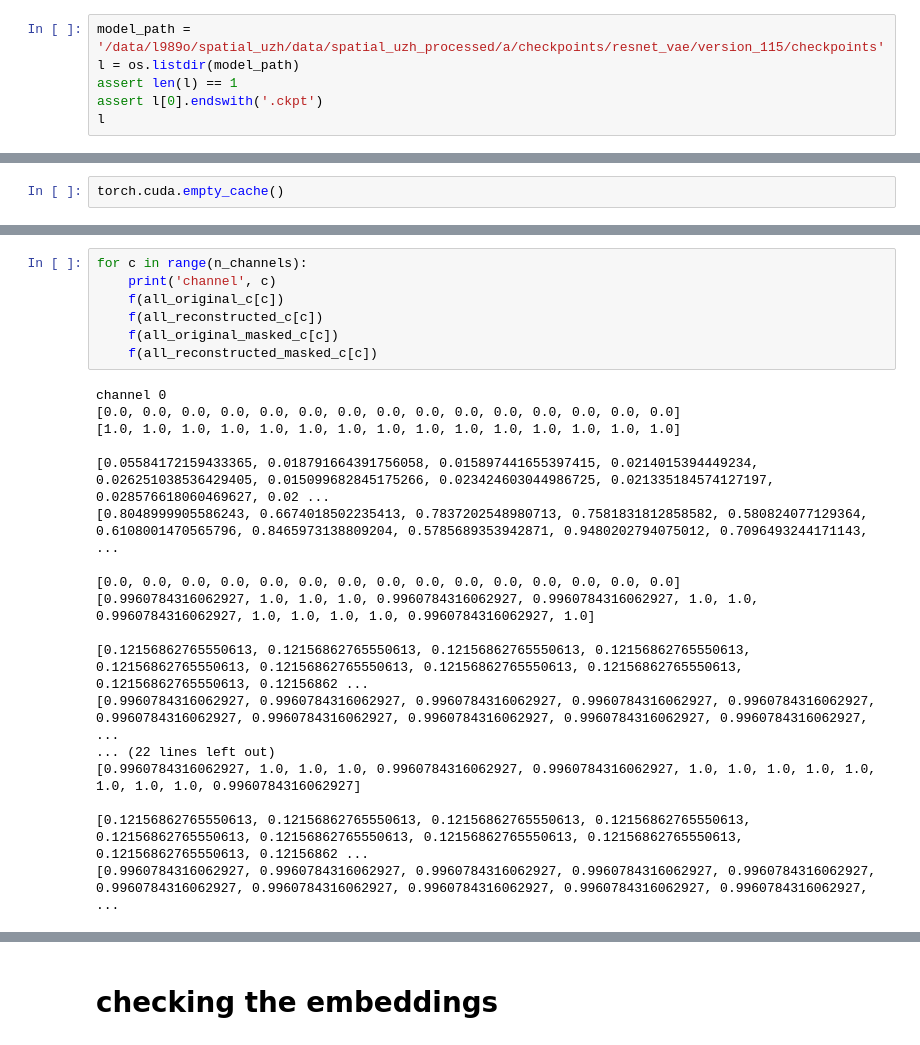
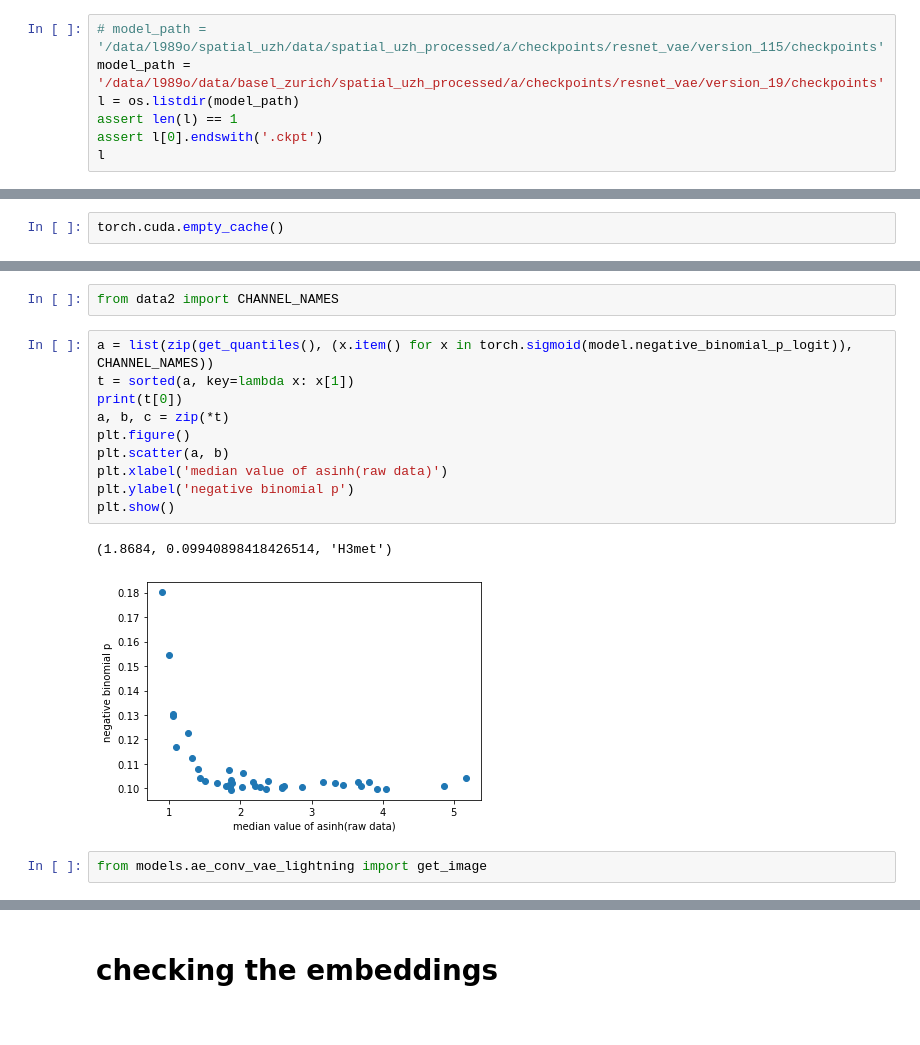
Before and after one commit to PMBio/spava, a Jupyter notebook: 022_first_lightning_cvae_debugging.ipynb, the cells around one changed output, grey strips where cells are left out. Saved outputs shown, nothing was run; the diff lists cells and outputs as text.

```diff
--- a/022_first_lightning_cvae_debugging.ipynb
+++ b/022_first_lightning_cvae_debugging.ipynb
@@ -76,7 +82,8 @@ assert len(all_identical) == 1
 # %% [markdown]
 # checking the reconstruction
 # %%
-model_path = '/data/l989o/spatial_uzh/data/spatial_uzh_processed/a/checkpoints/resnet_vae/version_115/checkpoints'
+# model_path = '/data/l989o/spatial_uzh/data/spatial_uzh_processed/a/checkpoints/resnet_vae/version_115/checkpoints'
+model_path = '/data/l989o/data/basel_zurich/spatial_uzh_processed/a/checkpoints/resnet_vae/version_19/checkpoints'
 l = os.listdir(model_path)
 assert len(l) == 1
 assert l[0].endswith('.ckpt')
@@ -287,25 +158,17 @@ f(all_reconstructed_masked)
-# %%
-for c in range(n_channels):
-    print('channel', c)
-    f(all_original_c[c])
-    f(all_reconstructed_c[c])
-    f(all_original_masked_c[c])
-    f(all_reconstructed_masked_c[c])
-# %% [output]
-channel 0
-[0.0, 0.0, 0.0, 0.0, 0.0, 0.0, 0.0, 0.0, 0.0, 0.0, 0.0, 0.0, 0.0, 0.0, 0.0]
-[1.0, 1.0, 1.0, 1.0, 1.0, 1.0, 1.0, 1.0, 1.0, 1.0, 1.0, 1.0, 1.0, 1.0, 1.0]
-
-[0.05584172159433365, 0.018791664391756058, 0.015897441655397415, 0.0214015394449234, 0.026251038536429405, 0.015099682845175266, 0.023424603044986725, 0.021335184574127197, 0.028576618060469627, 0.02 ...
-[0.8048999905586243, 0.6674018502235413, 0.7837202548980713, 0.7581831812858582, 0.580824077129364, 0.6108001470565796, 0.8465973138809204, 0.5785689353942871, 0.9480202794075012, 0.7096493244171143,  ...
-
-[0.0, 0.0, 0.0, 0.0, 0.0, 0.0, 0.0, 0.0, 0.0, 0.0, 0.0, 0.0, 0.0, 0.0, 0.0]
-[0.9960784316062927, 1.0, 1.0, 1.0, 0.9960784316062927, 0.9960784316062927, 1.0, 1.0, 0.9960784316062927, 1.0, 1.0, 1.0, 1.0, 0.9960784316062927, 1.0]
-
-[0.12156862765550613, 0.12156862765550613, 0.12156862765550613, 0.12156862765550613, 0.12156862765550613, 0.12156862765550613, 0.12156862765550613, 0.12156862765550613, 0.12156862765550613, 0.12156862 ...
-[0.9960784316062927, 0.9960784316062927, 0.9960784316062927, 0.9960784316062927, 0.9960784316062927, 0.9960784316062927, 0.9960784316062927, 0.9960784316062927, 0.9960784316062927, 0.9960784316062927, ...
-... (22 lines left out)
-[0.9960784316062927, 1.0, 1.0, 1.0, 0.9960784316062927, 0.9960784316062927, 1.0, 1.0, 1.0, 1.0, 1.0, 1.0, 1.0, 1.0, 0.9960784316062927]
-
-[0.12156862765550613, 0.12156862765550613, 0.12156862765550613, 0.12156862765550613, 0.12156862765550613, 0.12156862765550613, 0.12156862765550613, 0.12156862765550613, 0.12156862765550613, 0.12156862 ...
-[0.9960784316062927, 0.9960784316062927, 0.9960784316062927, 0.9960784316062927, 0.9960784316062927, 0.9960784316062927, 0.9960784316062927, 0.9960784316062927, 0.9960784316062927, 0.9960784316062927, ...
+# %%
+from data2 import CHANNEL_NAMES
+# %%
+a = list(zip(get_quantiles(), (x.item() for x in torch.sigmoid(model.negative_binomial_p_logit)), CHANNEL_NAMES))
+t = sorted(a, key=lambda x: x[1])
+print(t[0])
+a, b, c = zip(*t)
+plt.figure()
+plt.scatter(a, b)
+plt.xlabel('median value of asinh(raw data)')
+plt.ylabel('negative binomial p')
+plt.show()
+# %% [output]
+(1.8684, 0.09940898418426514, 'H3met')
+[figure, added]
+# %%
+from models.ae_conv_vae_lightning import get_image
```
Also changed, not shown: parts of 26 cells of this notebook, 3 other files.
